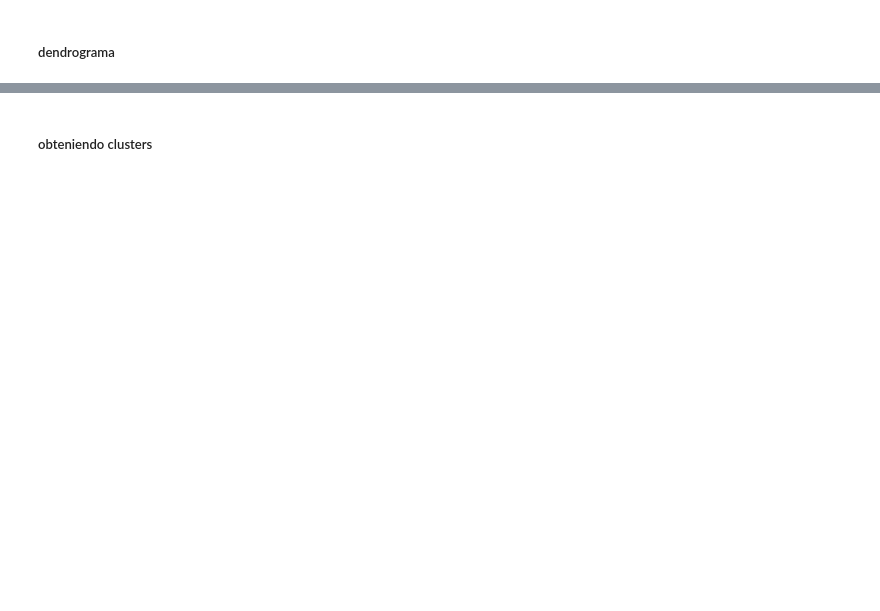
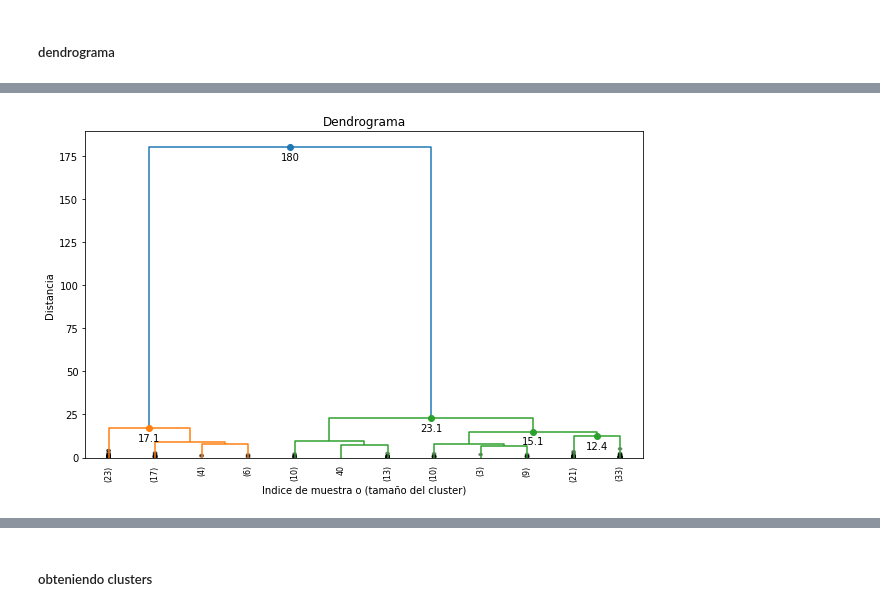
Before and after one commit to Ironhack-Data-Madrid-Abril-2021/Material_Clase, a Jupyter notebook: semana_7/1.1 - Intro Unsupervised Learning.ipynb, the cells around one changed output, grey strips where cells are left out. Saved outputs shown, nothing was run; the diff lists cells and outputs as text; code cells hidden in the pictures; blank space fills up the shorter version.

```diff
--- a/semana_7/1.1 - Intro Unsupervised Learning.ipynb
+++ b/semana_7/1.1 - Intro Unsupervised Learning.ipynb
@@ -352,3 +406,18 @@ def fancy_dendro(*args, **kwargs):
             plt.axhline(y=max_d, c='k')
 
     return ddata
+# %%
+plt.figure(figsize=(10, 6))
+
+
+fancy_dendro(Z,
+           leaf_rotation=90.,
+           leaf_font_size=8.,
+           truncate_mode='lastp',
+           p=12,
+           show_contracted=True,
+           annotate_above=10)
+
+plt.show();
+# %% [output]
+[figure, added]
```
Also changed, not shown: parts of 25 cells of this notebook.
